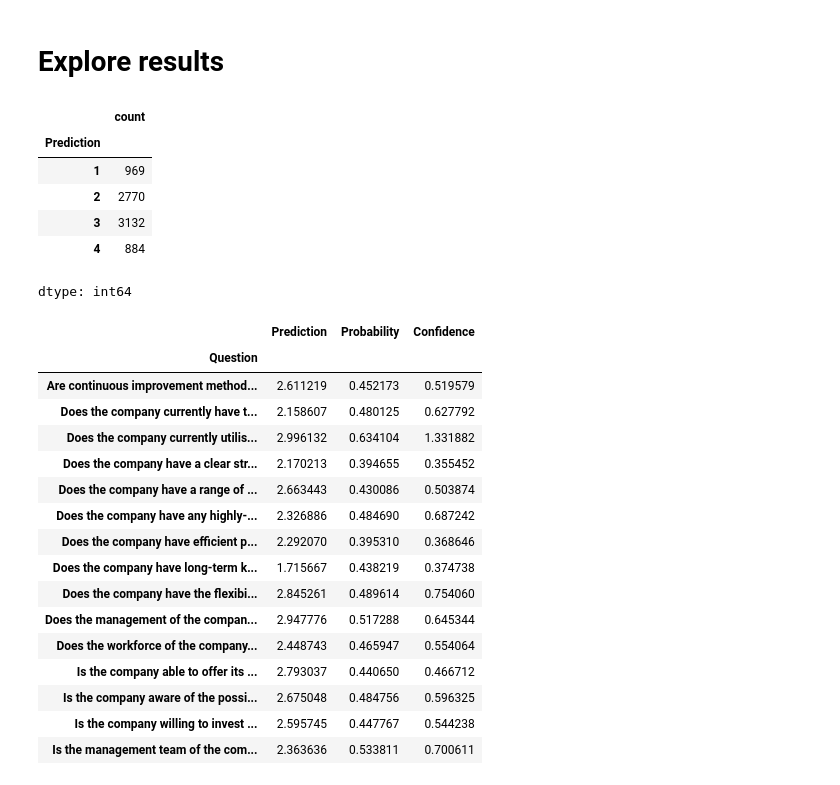
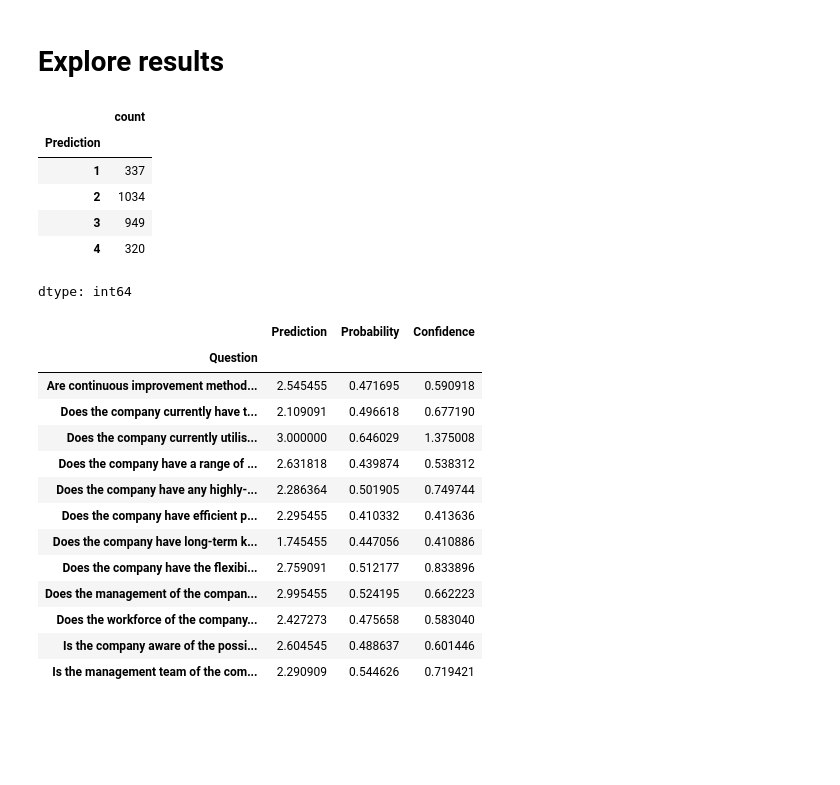
Before and after one commit to roughhawkbit/digi-inno-road-prod, a Jupyter notebook: analysis/Analyse_BART_zero_shot_results.ipynb, the cells around one changed output. Cells and saved outputs as stored; diff of their text form; code cells hidden in the pictures; blank space fills up the shorter version.

```diff
--- a/analysis/Analyse_BART_zero_shot_results.ipynb
+++ b/analysis/Analyse_BART_zero_shot_results.ipynb
@@ -155,0 +58,6 @@ kept_questions_mask = all_results_df['Client ID'].notna()
+# %%
+all_results_df = get_sheet_dfs(
+    sheet_id="1_ycDOfNq7khbzgdgF80qhHWmWpHC_9TGIwdDkkAvfvY",
+    ranges={"Results": "Sheet1!A1:H3301"}
+  )['Results']
+# all_results_df
@@ -155,0 +201,17 @@ kept_questions_mask = all_results_df['Client ID'].notna()
+# %%
+questions_to_keep = [
+    "Is the management team of the company open to working with academic or public organisations/networks to acquire new knowledge?",
+    "Are continuous improvement methods embedded within the culture of the company's management and workforce in relation to technology and digital transformation?",
+    "Is the company aware of the possibilities offered by emerging technologies and has it identified commercially-viable opportunities where they could add value to its current business?",
+    "Does the company have a range of managerial skills and experience to translate its resources and capabilities into a competitive position within the market?",
+    "Does the company have efficient processes and related systems in appropriate areas (e.g. enterprise resource planning, quality-management, customer-relationship-management, etc.)?",
+    "Does the company currently utilise any advanced technological capabilities that give it an advantage over competitors?",
+    "Does the company have any highly-specialised skills and knowledge within the workforce that give it an advantage over competitors?",
+    "Does the company have long-term key customers that gives it the stability to plan for the future?",
+    "Does the management of the company (especially if it is not the same as the ownership) have sufficient decision making authority to introduce the changes needed for its growth strategy?",
+    "Does the company have the flexibility in its structures and processes to introduce new products or services in a way that minimises risk and potential disruption to BAU?",
+    "Does the company currently have the resources available to invest in new technologies and implement them in a cost-effective way?",
+    "Does the workforce of the company have the appropriate know-how to be able to facilitate the introduction of new technology or processes?",
+]
+all_results_df = all_results_df[all_results_df['Question'].isin(questions_to_keep)]
+# all_results_df
@@ -156,34 +275,31 @@ kept_questions_mask = all_results_df['Client ID'].notna()
 # %% [markdown]
 # Explore results
 # %%
-all_results_df[kept_questions_mask]['Prediction'].value_counts().sort_index()
+all_results_df['Prediction'].value_counts().sort_index()
 # %% [output]
 |  | count |
 | Prediction |  |
-| 1 | 969 |
-| 2 | 2770 |
-| 3 | 3132 |
-| 4 | 884 |
+| 1 | 337 |
+| 2 | 1034 |
+| 3 | 949 |
+| 4 | 320 |
 dtype: int64
 # %%
 bart_output_cols = ['Prediction',	'Probability',	'Confidence']
 # %%
-all_results_df[kept_questions_mask][['Question']+bart_output_cols].groupby('Question').mean()
+all_results_df[['Question']+bart_output_cols].groupby('Question').mean()
 # %% [output]
 |  | Prediction | Probability | Confidence |
 | Question |  |  |  |
-| Are continuous improvement method... | 2.611219 | 0.452173 | 0.519579 |
-| Does the company currently have t... | 2.158607 | 0.480125 | 0.627792 |
-| Does the company currently utilis... | 2.996132 | 0.634104 | 1.331882 |
-| Does the company have a clear str... | 2.170213 | 0.394655 | 0.355452 |
-| Does the company have a range of ... | 2.663443 | 0.430086 | 0.503874 |
-| Does the company have any highly-... | 2.326886 | 0.484690 | 0.687242 |
-| Does the company have efficient p... | 2.292070 | 0.395310 | 0.368646 |
-| Does the company have long-term k... | 1.715667 | 0.438219 | 0.374738 |
-| Does the company have the flexibi... | 2.845261 | 0.489614 | 0.754060 |
-| Does the management of the compan... | 2.947776 | 0.517288 | 0.645344 |
-| Does the workforce of the company... | 2.448743 | 0.465947 | 0.554064 |
-| Is the company able to offer its ... | 2.793037 | 0.440650 | 0.466712 |
-| Is the company aware of the possi... | 2.675048 | 0.484756 | 0.596325 |
-| Is the company willing to invest ... | 2.595745 | 0.447767 | 0.544238 |
-| Is the management team of the com... | 2.363636 | 0.533811 | 0.700611 |
+| Are continuous improvement method... | 2.545455 | 0.471695 | 0.590918 |
+| Does the company currently have t... | 2.109091 | 0.496618 | 0.677190 |
+| Does the company currently utilis... | 3.000000 | 0.646029 | 1.375008 |
+| Does the company have a range of ... | 2.631818 | 0.439874 | 0.538312 |
+| Does the company have any highly-... | 2.286364 | 0.501905 | 0.749744 |
+| Does the company have efficient p... | 2.295455 | 0.410332 | 0.413636 |
+| Does the company have long-term k... | 1.745455 | 0.447056 | 0.410886 |
+| Does the company have the flexibi... | 2.759091 | 0.512177 | 0.833896 |
+| Does the management of the compan... | 2.995455 | 0.524195 | 0.662223 |
+| Does the workforce of the company... | 2.427273 | 0.475658 | 0.583040 |
+| Is the company aware of the possi... | 2.604545 | 0.488637 | 0.601446 |
+| Is the management team of the com... | 2.290909 | 0.544626 | 0.719421 |
```
Also changed, not shown: parts of 86 cells of this notebook.
